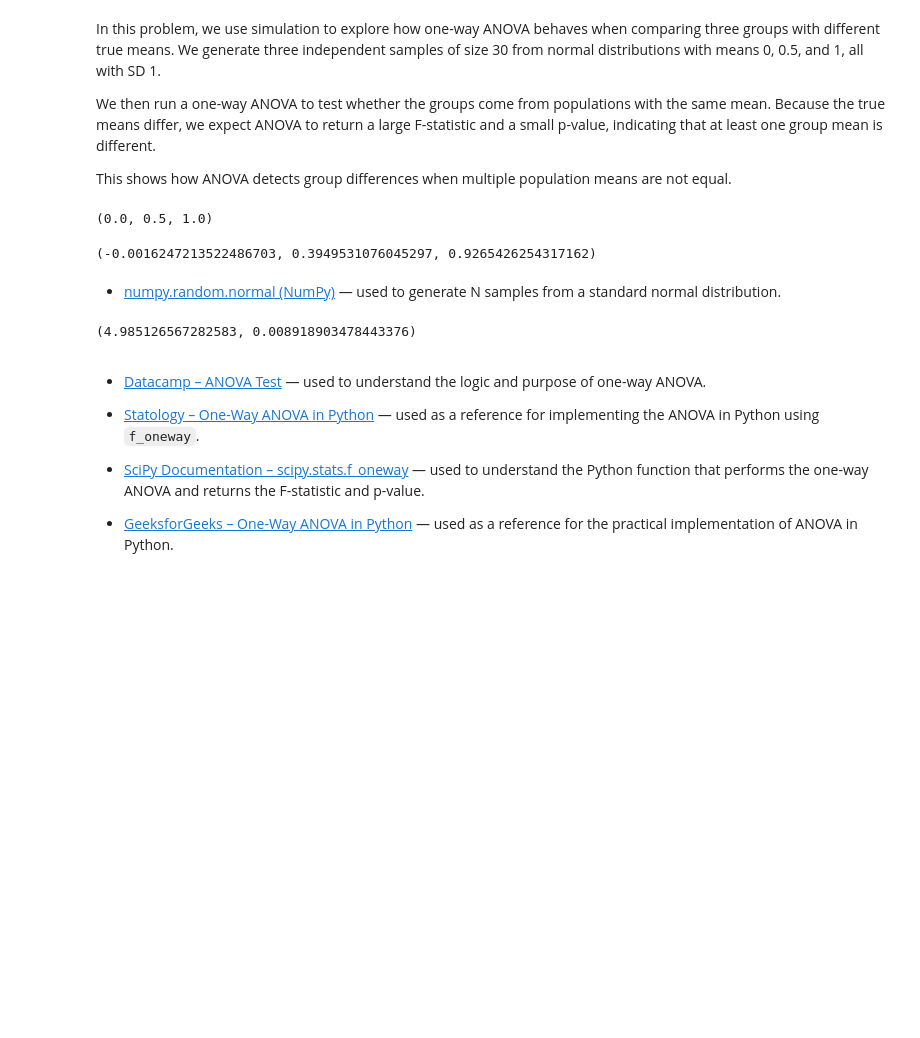
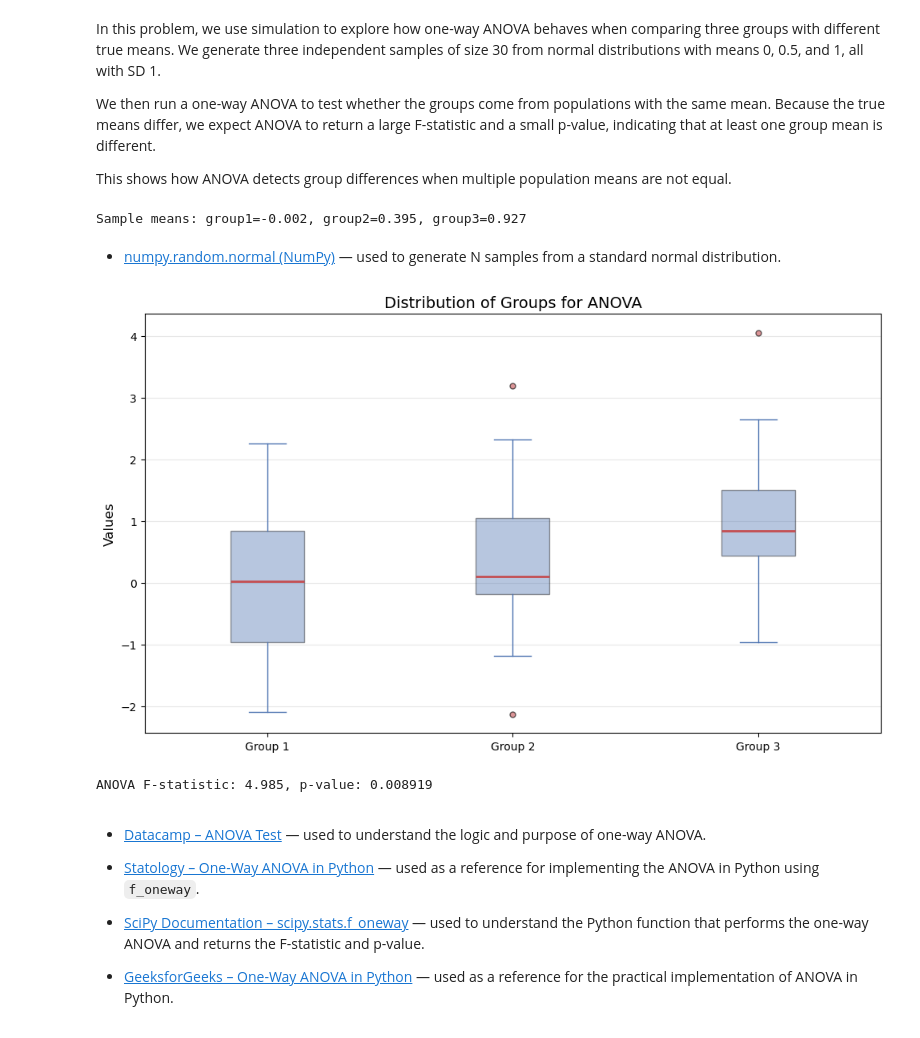
Before and after one commit to sarahembarry/applied-statistics-assessment, a Jupyter notebook: problems.ipynb, the cells around one changed output. Saved outputs shown, nothing was run; the diff lists cells and outputs as text; code cells hidden in the pictures; blank space fills up the shorter version.

```diff
--- a/problems.ipynb
+++ b/problems.ipynb
@@ -366,10 +359,6 @@ mean3 = 1.0
 
 # Standard deviation (same for all groups)
 sd = 1.0
-
-(mean1, mean2, mean3)
-# %% [output]
-(0.0, 0.5, 1.0)
 # %%
 # Generate three independent normal distribution samples using the parameters above
 
@@ -378,19 +367,40 @@ group2 = np.random.normal(loc=mean2, scale=sd, size=n)
 group3 = np.random.normal(loc=mean3, scale=sd, size=n)
 
 
-group1.mean(), group2.mean(), group3.mean()
+print(f"Sample means: group1={group1.mean():.3f}, group2={group2.mean():.3f}, group3={group3.mean():.3f}")
 # %% [output]
-(-0.0016247213522486703, 0.3949531076045297, 0.9265426254317162)
+Sample means: group1=-0.002, group2=0.395, group3=0.927
 # %% [markdown]
 - [numpy.random.normal (NumPy)](https://numpy.org/doc/2.1/reference/random/generated/numpy.random.normal.html) — used to generate N samples from a standard normal distribution.
+# %%
+plt.figure(figsize=(10, 6))
+
+# Create the boxplot
+plt.boxplot(
+    [group1, group2, group3],
+    tick_labels=['Group 1', 'Group 2', 'Group 3'],
+    patch_artist=True,
+    boxprops=dict(facecolor='#4C72B0', alpha=0.4),
+    medianprops=dict(color='#C44E52', linewidth=2),
+    whiskerprops=dict(color='#4C72B0'),
+    capprops=dict(color='#4C72B0'),
+    flierprops=dict(marker='o', markersize=5, markerfacecolor='#C44E52', alpha=0.6)
+)
+
+plt.ylabel('Values', fontsize=12)
+plt.title('Distribution of Groups for ANOVA', fontsize=14)
+plt.grid(axis='y', alpha=0.3)
+plt.tight_layout()
+plt.show()
+# %% [output]
+[figure, added]
 # %%
 # Run a one-way ANOVA on the three groups
 F_stat, p_value = f_oneway(group1, group2, group3)
 
-# Display the results
-F_stat, p_value
+print(f"ANOVA F-statistic: {F_stat:.3f}, p-value: {p_value:.4g}")
 # %% [output]
-(4.985126567282583, 0.008918903478443376)
+ANOVA F-statistic: 4.985, p-value: 0.008919
 # %% [markdown]
 - [Datacamp – ANOVA Test](https://www.datacamp.com/tutorial/anova-test) — used to understand the logic and purpose of one-way ANOVA.
 
```
Also changed, not shown: parts of 23 cells of this notebook, 1 other file.
